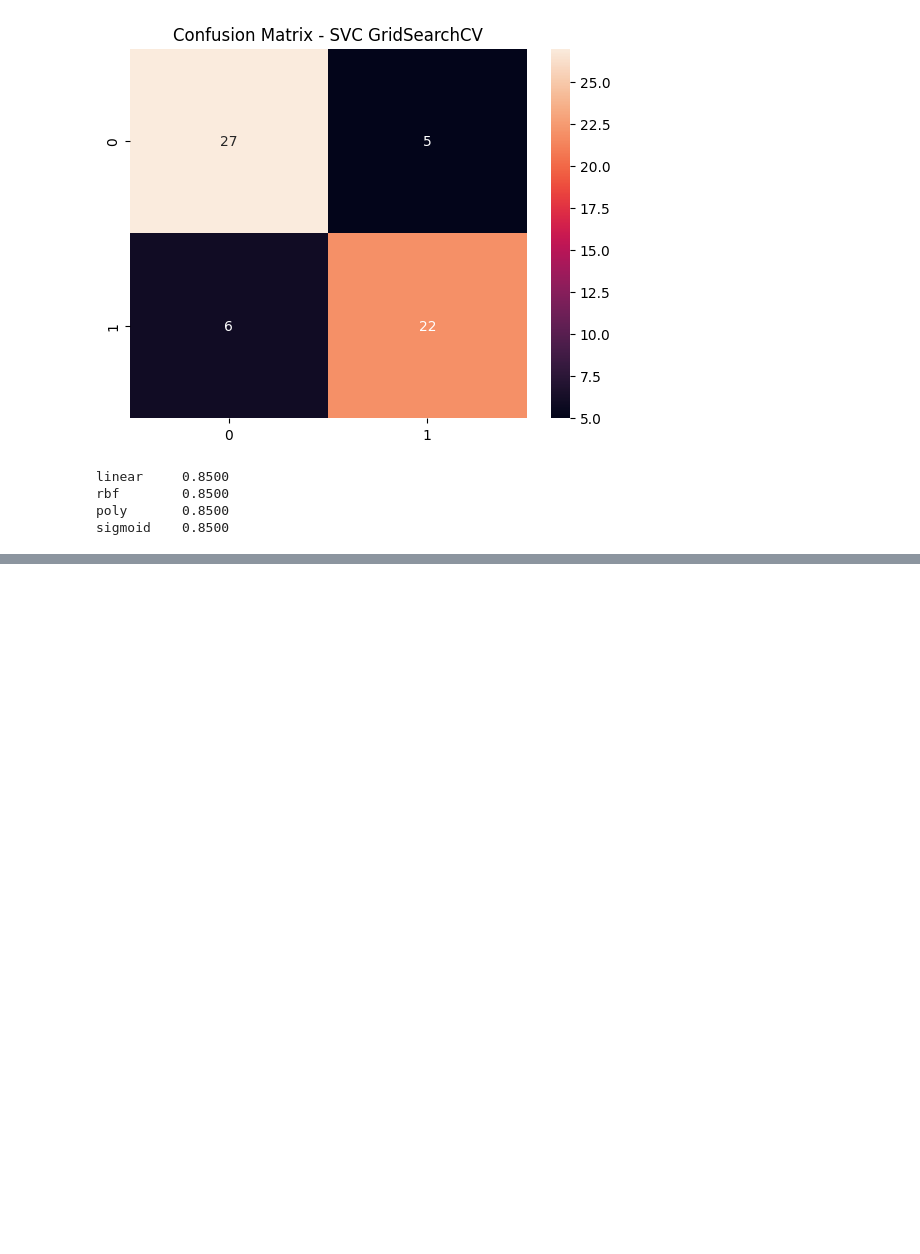
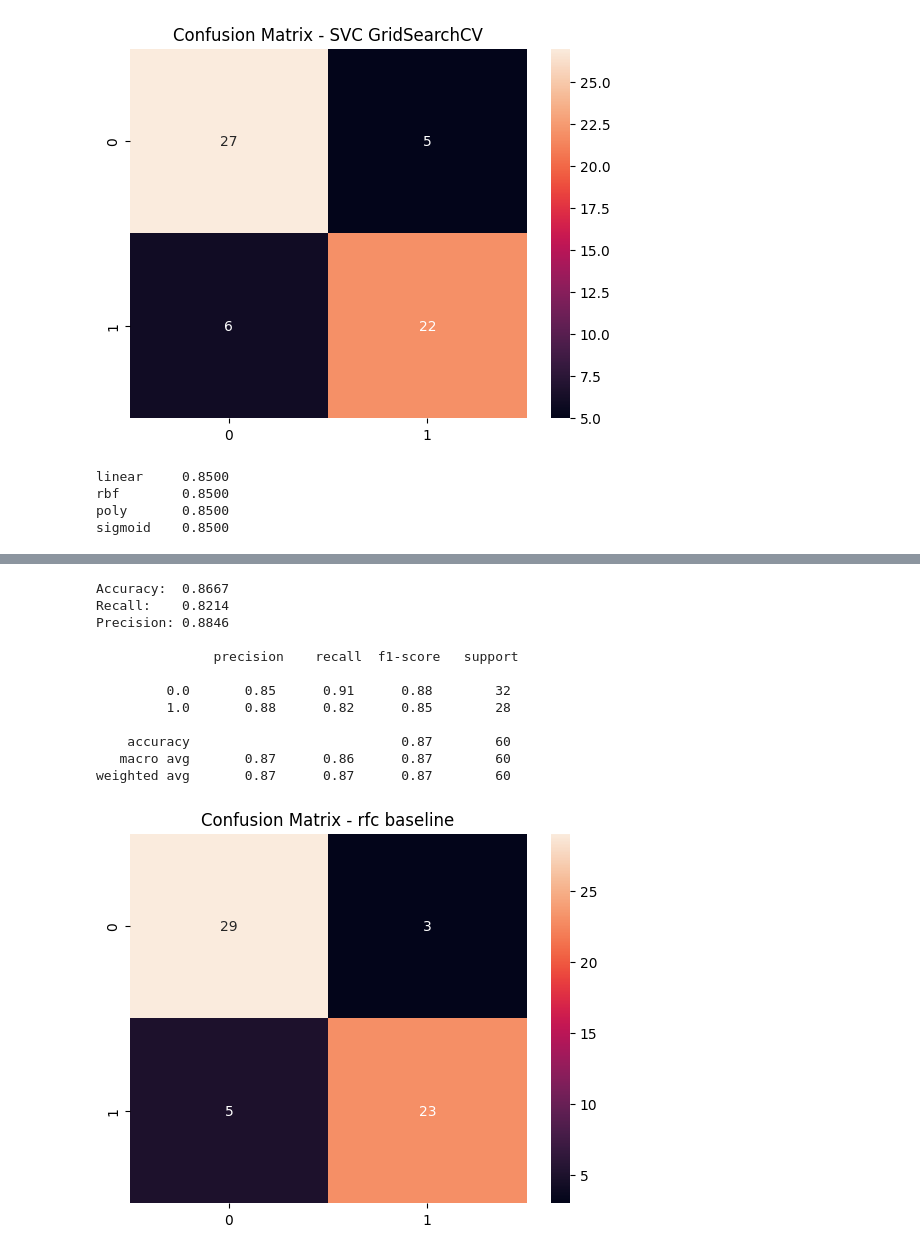
Before and after one commit to PogchampMuffin3/heart-disease-classification, a Jupyter notebook: heart_disease_classification.ipynb, the cells around one changed output, grey strips where cells are left out. Saved outputs shown, nothing was run; the diff lists cells and outputs as text; code cells hidden in the pictures; blank space fills up the shorter version.

```diff
--- a/heart_disease_classification.ipynb
+++ b/heart_disease_classification.ipynb
@@ -371,0 +430,21 @@ sigmoid    0.8500
+# %%
+#RandomForestClassifier
+rfc_base = RFC()
+rfc_base.fit(X_train, y_train)
+
+y_pred_rfc_base = rfc_base.predict(X_test)
+results_a['rfc baseline'], results_r['rfc baseline'], results_p['rfc baseline'] = model_summary(y_test, y_pred_rfc_base, "rfc baseline")
+# %% [output]
+Accuracy:  0.8667
+Recall:    0.8214
+Precision: 0.8846
+
+               precision    recall  f1-score   support
+
+         0.0       0.85      0.91      0.88        32
+         1.0       0.88      0.82      0.85        28
+
+    accuracy                           0.87        60
+   macro avg       0.87      0.86      0.87        60
+weighted avg       0.87      0.87      0.87        60
+[figure, added]
```
Also changed, not shown: parts of 23 cells of this notebook.
